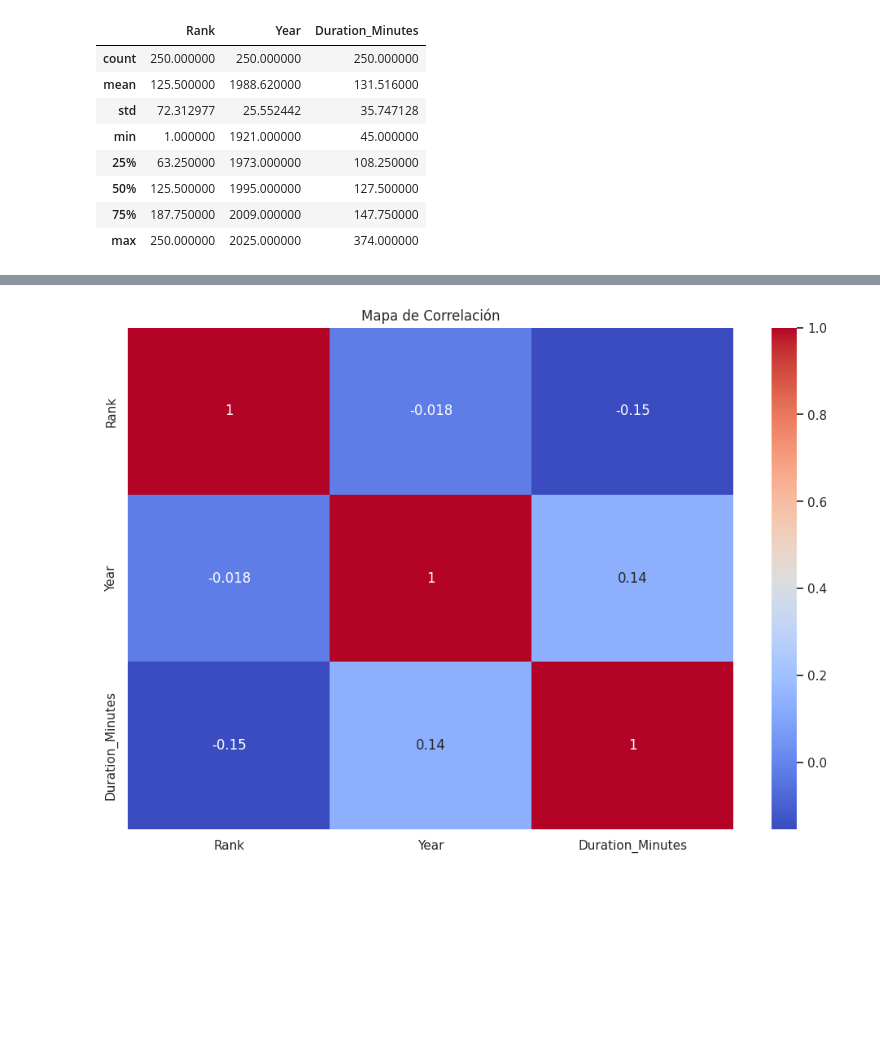
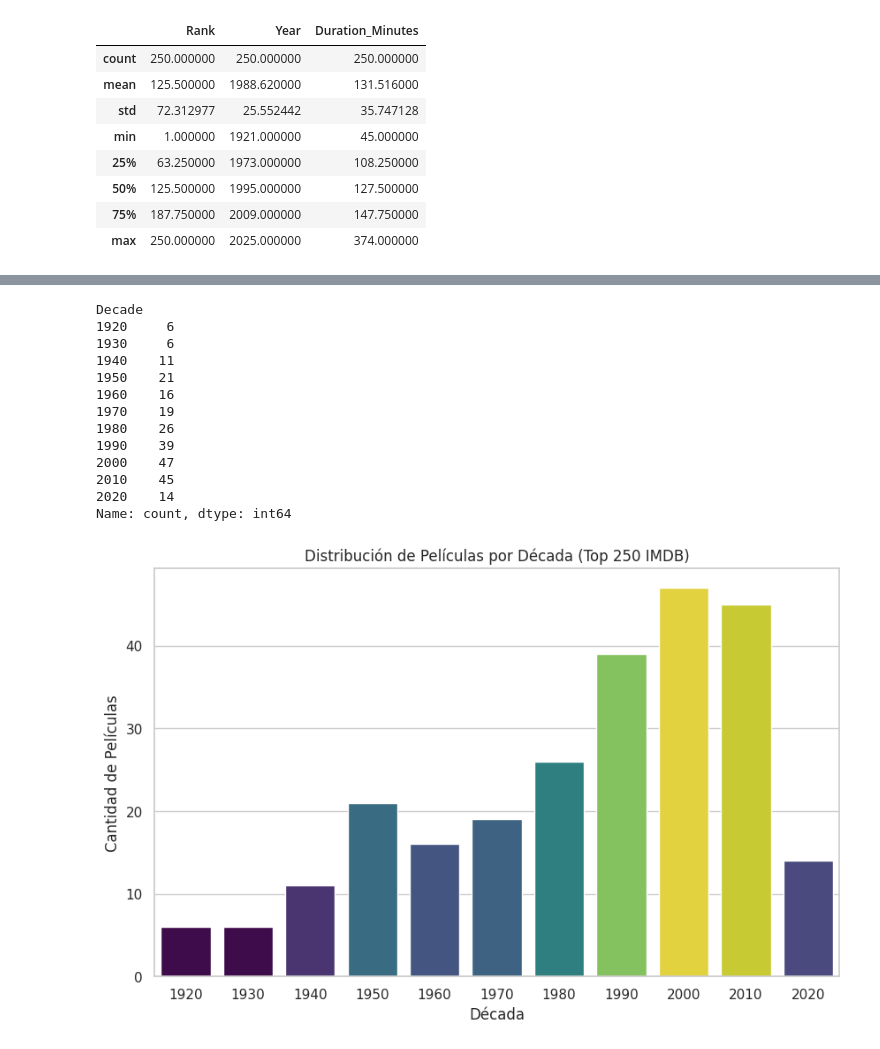
Before and after one commit to nbarrazae/Kaggle-Repo, a Jupyter notebook: eda-top-250-imdb-movie-dataset.ipynb, the cells around one changed output, grey strips where cells are left out. Drawn from its saved outputs; the diff is of its cells as text; code cells hidden in the pictures; blank space fills up the shorter version.

Commit message:
Kaggle Notebook | EDA Top 250 IMDB Movie Dataset  | Version 3

```diff
--- a/eda-top-250-imdb-movie-dataset.ipynb
+++ b/eda-top-250-imdb-movie-dataset.ipynb
@@ -154,7 +139,31 @@ plt.show()
-# %%
-plt.figure(figsize=(12, 8))
-sns.heatmap(df.corr(numeric_only=True), annot=True, cmap='coolwarm')
-plt.title('Mapa de Correlación')
-plt.show()
-# %% [output]
-[figure, removed]
+# %%
+# 1. ¿Cuántas películas hay por década?
+df['Decade'] = (df['Year'] // 10) * 10
+print(df['Decade'].value_counts().sort_index())
+
+plt.figure(figsize=(10, 6))
+sns.barplot(
+    x=df['Decade'].value_counts().sort_index().index,
+    y=df['Decade'].value_counts().sort_index().values,
+    palette="viridis",
+    hue=df['Decade'].value_counts().sort_index().values,  # Asignas la misma variable al color
+    legend=False  )
+plt.title('Distribución de Películas por Década (Top 250 IMDB)')
+plt.xlabel('Década')
+plt.ylabel('Cantidad de Películas')
+plt.show()
+# %% [output]
+Decade
+1920     6
+1930     6
+1940    11
+1950    21
+1960    16
+1970    19
+1980    26
+1990    39
+2000    47
+2010    45
+2020    14
+Name: count, dtype: int64
+[figure, added]
```
Also changed, not shown: parts of 8 cells of this notebook.
